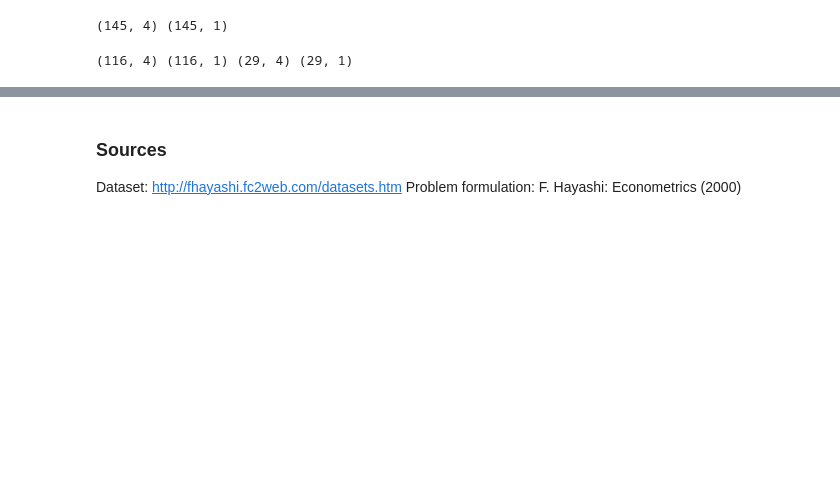
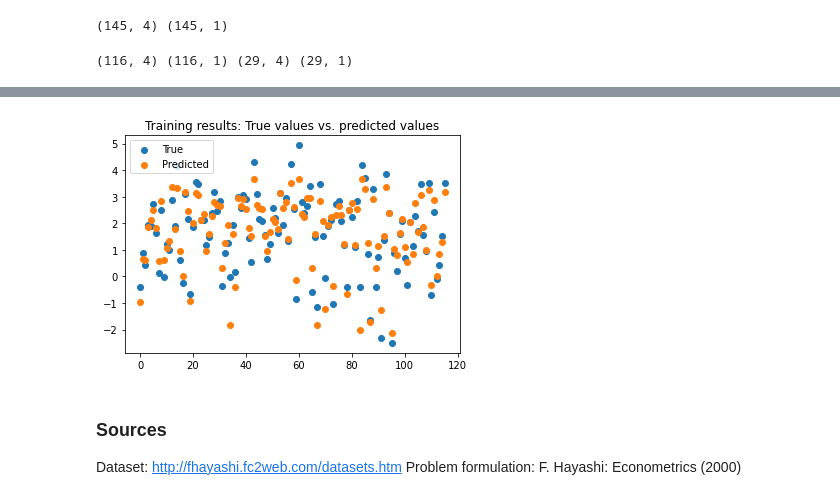
Before and after one commit to martinmkp/ml-projects, a Jupyter notebook: lr_with_gradient_descent/lr_with_gradient_descent.ipynb, the cells around one changed output, grey strips where cells are left out. Cells and saved outputs as stored; diff of their text form; code cells hidden in the pictures; blank space fills up the shorter version.

```diff
--- a/lr_with_gradient_descent/lr_with_gradient_descent.ipynb
+++ b/lr_with_gradient_descent/lr_with_gradient_descent.ipynb
@@ -157,3 +162,13 @@ Loss in round 99: 1.3380853685449525
+# %%
+y_hat = y_hat_t.detach().numpy()
+#print(y_train)
+plt.scatter(np.arange(len(y_train)), y_train, label='True')
+plt.scatter(np.arange(len(y_train)), y_hat, label='Predicted')
+plt.legend(loc="upper left")
+plt.title('Training results: True values vs. predicted values')
+plt.show()
+# %% [output]
+[figure, added]
 # %% [markdown]
 ### Sources
 Dataset: http://fhayashi.fc2web.com/datasets.htm </br>
```
Also changed, not shown: parts of 12 cells of this notebook.
